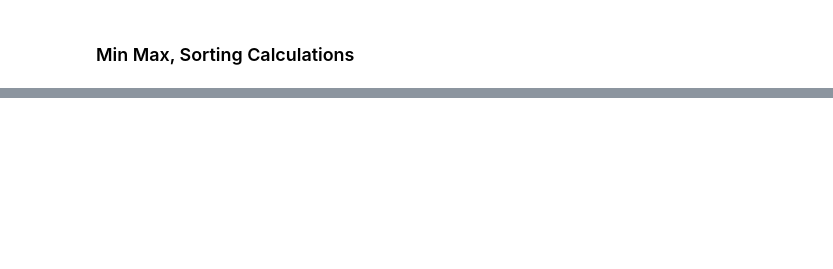
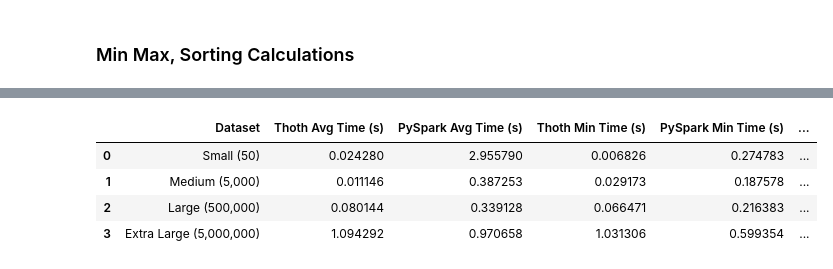
Before and after one commit to AhmedMousa-ag/thoth, a Jupyter notebook: benchmark.ipynb, the cells around one changed output, grey strips where cells are left out. Cells and saved outputs as stored; diff of their text form; code cells hidden in the pictures; blank space fills up the shorter version.

```diff
--- a/benchmark.ipynb
+++ b/benchmark.ipynb
@@ -568,0 +702,8 @@ plt.show()
+# %%
+three_machines_df.head()
+# %% [output]
+|  | Dataset | Thoth Avg Time (s) | PySpark Avg Time (s) | Thoth Min Time (s) | PySpark Min Time (s) | ... |
+| 0 | Small (50) | 0.024280 | 2.955790 | 0.006826 | 0.274783 | ... |
+| 1 | Medium (5,000) | 0.011146 | 0.387253 | 0.029173 | 0.187578 | ... |
+| 2 | Large (500,000) | 0.080144 | 0.339128 | 0.066471 | 0.216383 | ... |
+| 3 | Extra Large (5,000,000) | 1.094292 | 0.970658 | 1.031306 | 0.599354 | ... |
```
Also changed, not shown: parts of 41 cells of this notebook, 26 other files.
